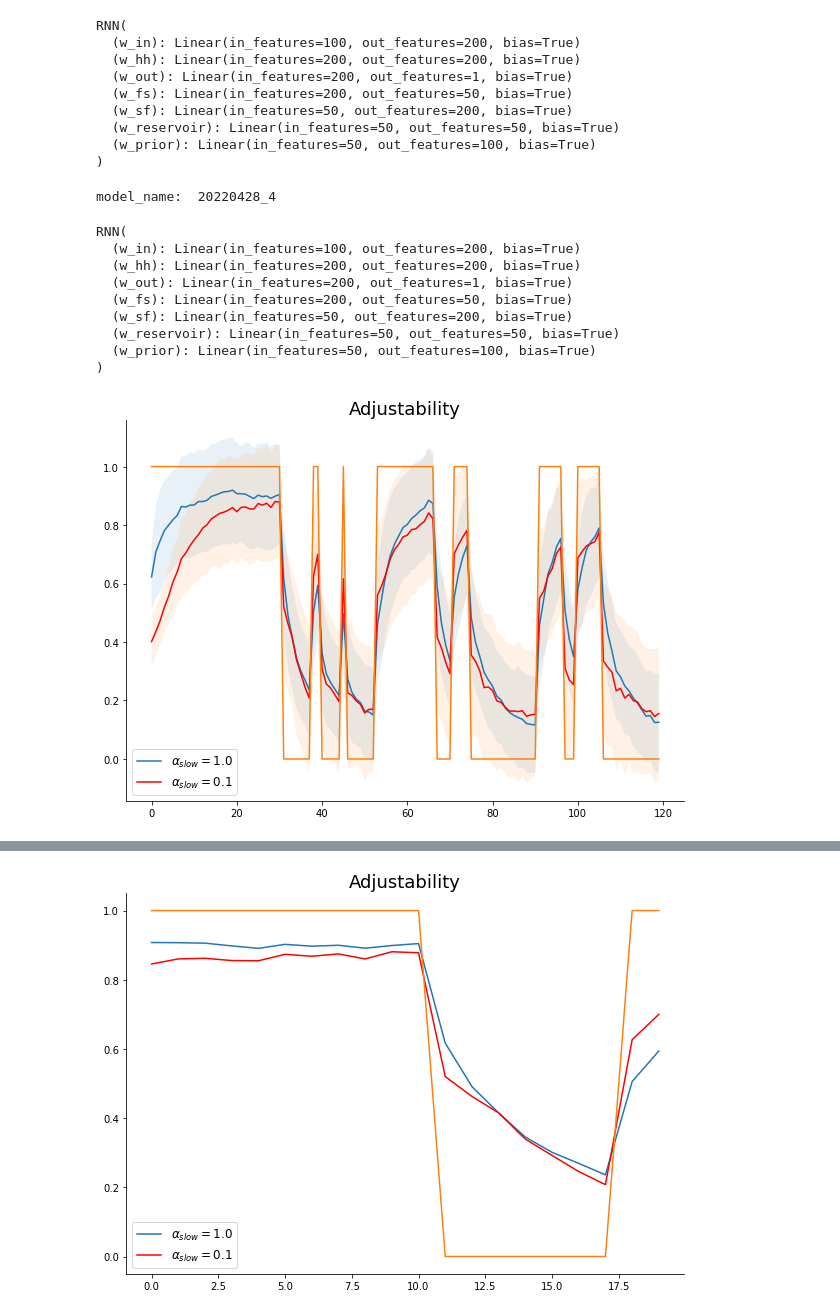
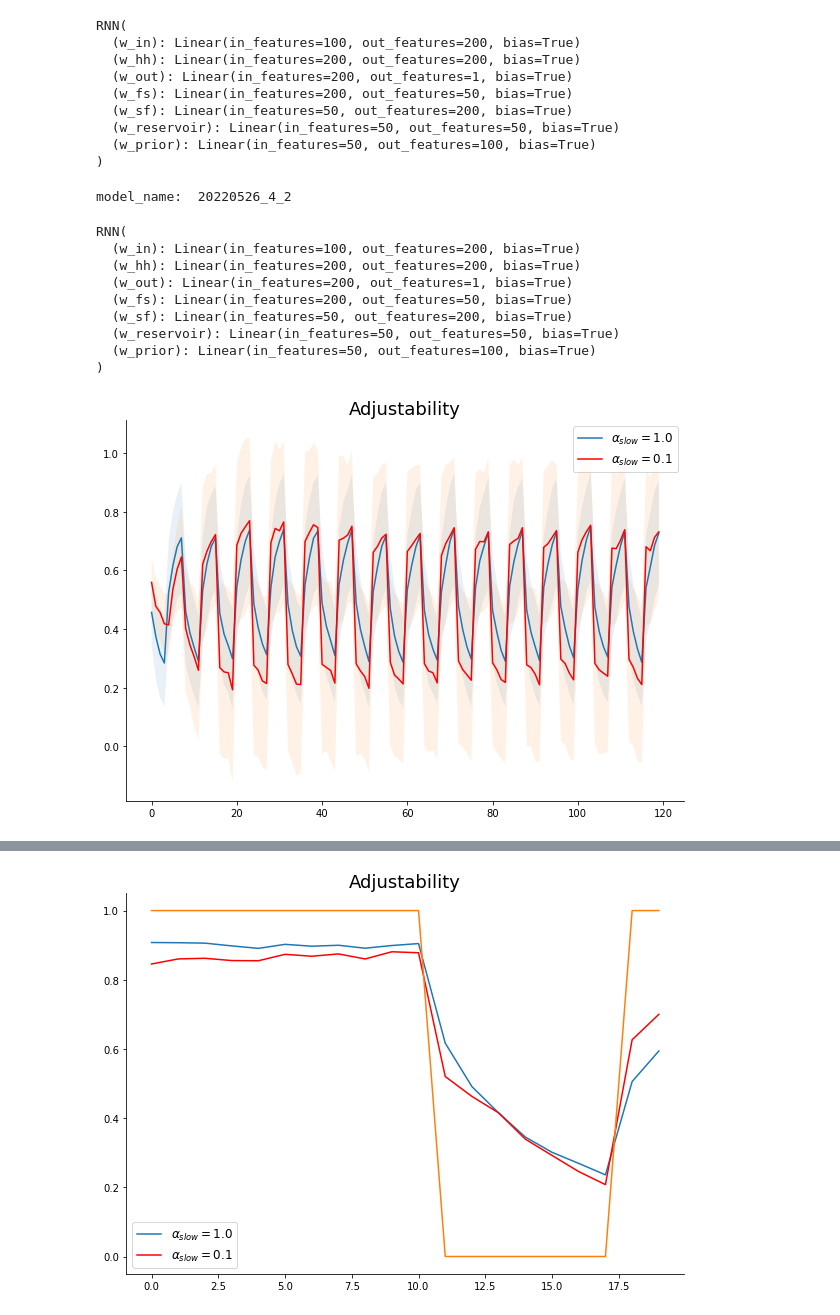
Before and after one commit to tripdancer0916/slow-reservoir, a Jupyter notebook: notebook/bayesian_inference_in_dynamic_state3.ipynb, the cells around one changed output, grey strips where cells are left out. Saved outputs shown, nothing was run; the diff lists cells and outputs as text; code cells hidden in the pictures.

```diff
--- a/notebook/bayesian_inference_in_dynamic_state3.ipynb
+++ b/notebook/bayesian_inference_in_dynamic_state3.ipynb
@@ -45,11 +45,11 @@ def make_signal(N, time_length, state_list, uncertainty=0.5, interval=30):
     for i in range(N):
         signal_input = np.zeros([time_length, 100])
         for t in range(time_length):
-            # if (t // interval) % 2:
-            #     true_signal = state_list[0]()
-            # else:
-            #     true_signal = state_list[1]()
-            true_signal = state_list[int(freq[t])]()
+            if (t // interval) % 2:
+                true_signal = state_list[0]()
+            else:
+                true_signal = state_list[1]()
+            # true_signal = state_list[int(freq[t])]()
             true_signal_list[i, t] = true_signal
 
             signal_sigma = np.sqrt(1 / g) * uncertainty
@@ -104,7 +104,7 @@ RNN(
   (w_prior): Linear(in_features=50, out_features=100, bias=True)
 )
 # %%
-config_path = '../slow_reservoir/trained_model/dynamic_state_random/20220428_4/20220428_4.cfg'
+config_path = '../slow_reservoir/trained_model/dynamic_state_random/20220526_4_2/20220526_4_2.cfg'
 with open(config_path, 'r') as f:
     cfg = yaml.safe_load(f)
 
@@ -129,7 +129,7 @@ model_path = f'../slow_reservoir/trained_model/dynamic_state_random/{model_name}
 model_4.load_state_dict(torch.load(model_path, map_location=device))
 model_4.eval()
 # %% [output]
-model_name:  20220428_4
+model_name:  20220526_4_2
 RNN(
   (w_in): Linear(in_features=100, out_features=200, bias=True)
   (w_hh): Linear(in_features=200, out_features=200, bias=True)
@@ -152,7 +152,7 @@ input_signal, true_signal_list, signal_mu_list = make_signal(
     state_list=state_list,
     time_length=time_length,
     uncertainty=0.5,
-    interval=30,
+    interval=4,
 )
 
 inputs = torch.from_numpy(input_signal).float()
@@ -165,13 +165,13 @@ hidden = torch.from_numpy(hidden_np).float()
 hidden = hidden.to(device)
 reservoir = torch.from_numpy(reservoir_np).float()
 reservoir = reservoir.to(device)
-hidden_list, outputs_1, prior_list, reservoir_list = model_1(inputs, hidden, reservoir, time_length)
+hidden_list, outputs_1, reservoir_list = model_1(inputs, hidden, reservoir, time_length)
 
 hidden = torch.from_numpy(hidden_np).float()
 hidden = hidden.to(device)
 reservoir = torch.from_numpy(reservoir_np).float()
 reservoir = reservoir.to(device)
-hidden_list, outputs_4, prior_list, reservoir_list = model_4(inputs, hidden, reservoir, time_length)
+hidden_list, outputs_4, reservoir_list = model_4(inputs, hidden, reservoir, time_length)
 # %%
 sigma_l = math.sqrt(1/1.25) * 0.5
 bayesian_optimal_a = calc_bayesian_optimal(
@@ -202,25 +202,25 @@ alpha_4_std = np.std(alpha_samples_4, axis=0)
 # %%
 plt.figure(figsize=(10, 7))
 
 plt.plot(alpha_1, label=r'$\alpha_{slow}=1.0$')
 plt.fill_between(range(time_length), alpha_1-alpha_1_std, alpha_1+alpha_1_std, alpha=.1)
 plt.plot(alpha_4, label=r'$\alpha_{slow}=0.1$', color='red')
 plt.fill_between(range(time_length), alpha_4-alpha_4_std, alpha_4+alpha_4_std, alpha=.1)
-plt.plot(np.array(freq[:time_length])*(-1)+1)
+# plt.plot(np.array(freq[:time_length])*(-1)+1)
 # plt.ylim([-0.2, 1.2])
 
 plt.legend(fontsize=12)
 
 plt.gca().spines['right'].set_visible(False)
 plt.gca().spines['top'].set_visible(False)
 plt.gca().yaxis.set_ticks_position('left')
 plt.gca().xaxis.set_ticks_position('bottom')
 
 plt.title('Adjustability', fontsize=18)
 # plt.savefig('results/20220524/adjustability_5.png')
 plt.show()
 # %% [output]
-[figure, old version]
+[figure, new version]
 # %%
 plt.figure(figsize=(10, 7))
 
```
Also changed, not shown: parts of 2 cells of this notebook, 2 other files.
